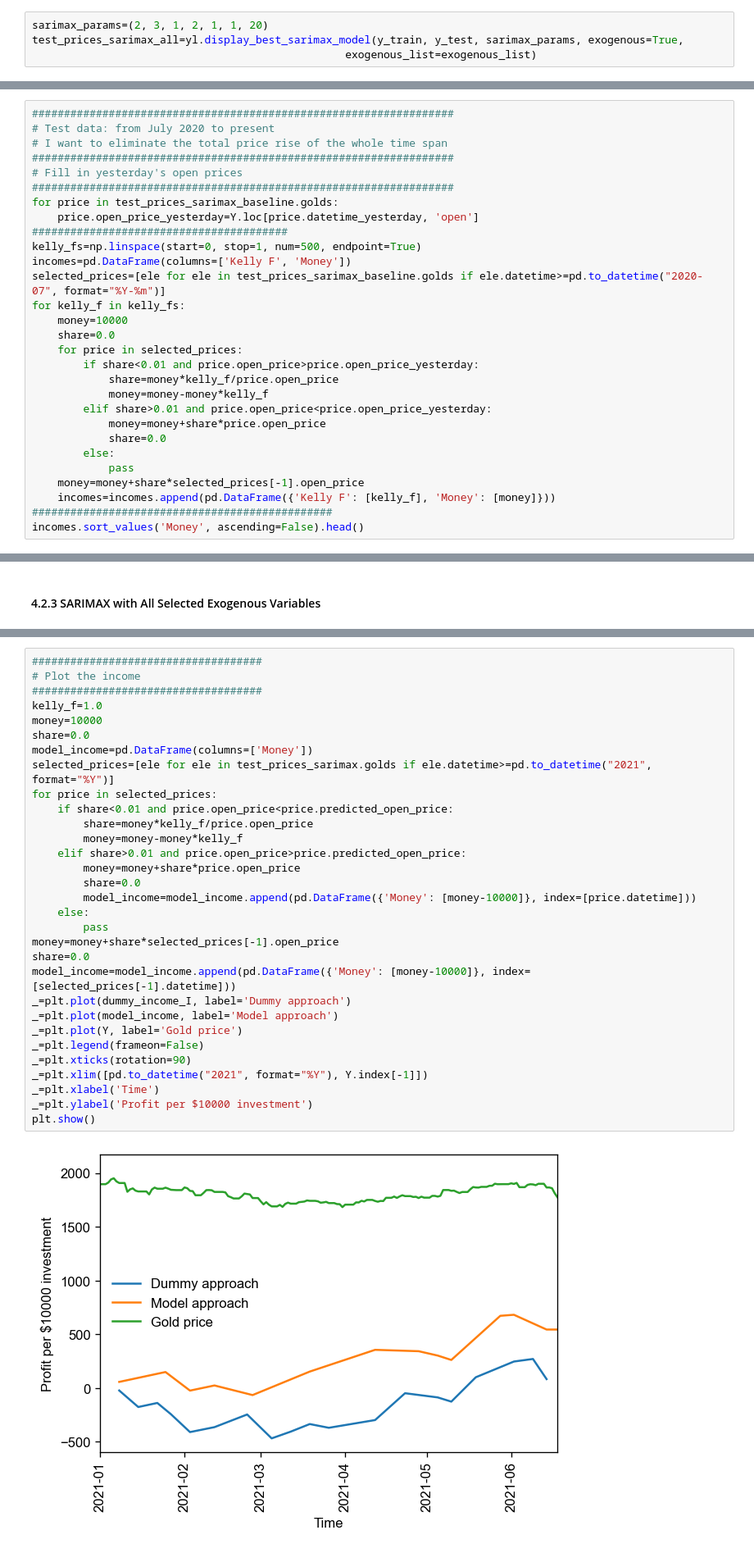
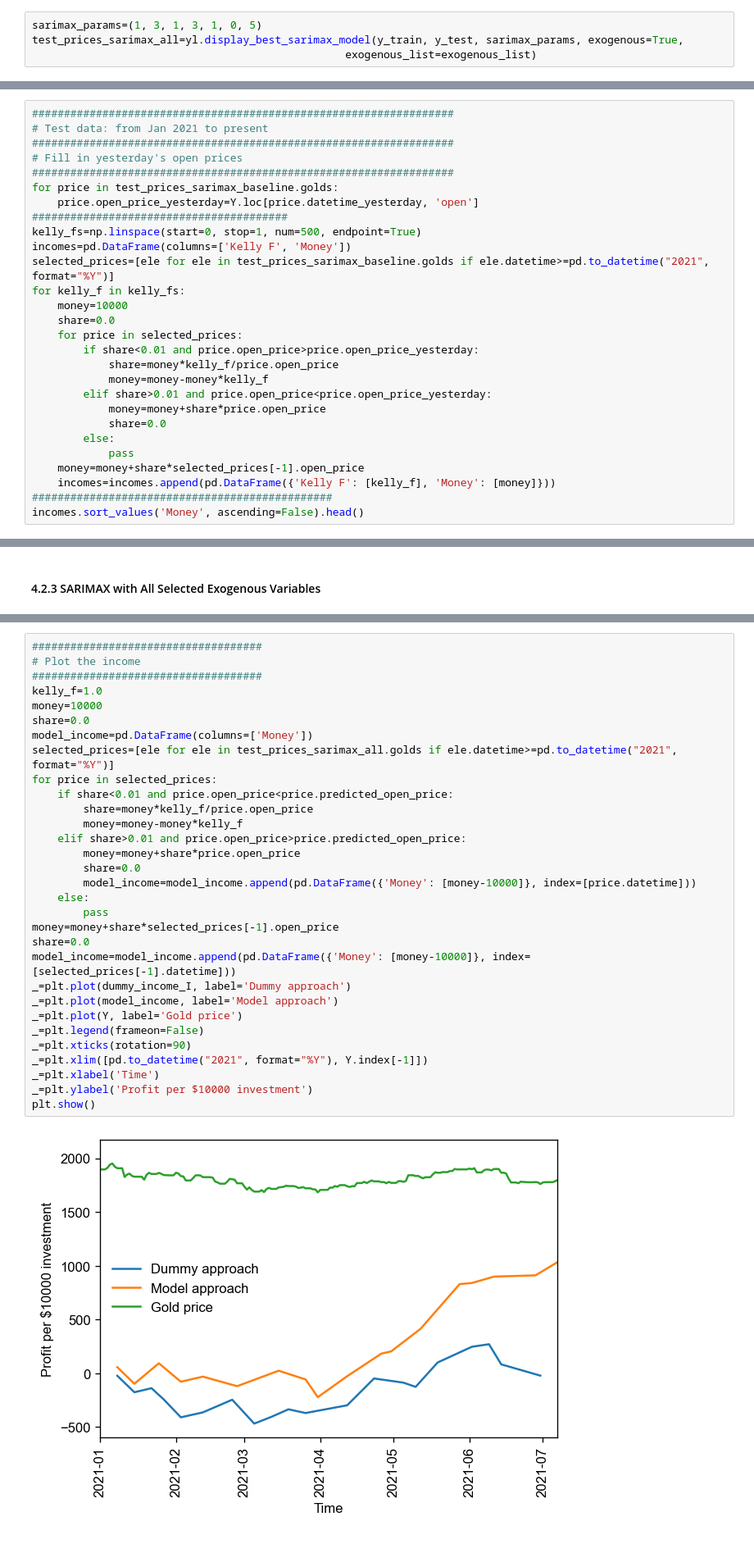
Before and after one commit to corrimare/gold, a Jupyter notebook: notebooks/gold.ipynb, the cells around one changed output, grey strips where cells are left out. Shown at 82% size. Saved outputs shown, nothing was run; the diff lists cells and outputs as text.

```diff
--- a/notebooks/gold.ipynb
+++ b/notebooks/gold.ipynb
@@ -366,5 +390,5 @@ weighted avg       0.62      0.62      0.61        71
 # %%
-sarimax_params=(2, 3, 1, 2, 1, 1, 20)
+sarimax_params=(1, 3, 1, 3, 1, 0, 5)
 test_prices_sarimax_all=yl.display_best_sarimax_model(y_train, y_test, sarimax_params, exogenous=True,
                                                  exogenous_list=exogenous_list)
 # %% [output]
@@ -392,8 +416,7 @@ The most important criterion of the model is how much money it can make. Here I
 ### 4.1 A Dummy Approach
 # %%
 ##################################################################
-# Test data: from July 2020 to present
-# I want to eliminate the total price rise of the whole time span
+# Test data: from Jan 2021 to present
 ##################################################################
 # Fill in yesterday's open prices
 ##################################################################
@@ -402,7 +425,7 @@ for price in test_prices_sarimax_baseline.golds:
 ########################################
 kelly_fs=np.linspace(start=0, stop=1, num=500, endpoint=True)
 incomes=pd.DataFrame(columns=['Kelly F', 'Money'])
-selected_prices=[ele for ele in test_prices_sarimax_baseline.golds if ele.datetime>=pd.to_datetime("2020-07", format="%Y-%m")]
+selected_prices=[ele for ele in test_prices_sarimax_baseline.golds if ele.datetime>=pd.to_datetime("2021", format="%Y")]
 for kelly_f in kelly_fs:
     money=10000
     share=0.0
@@ -518,35 +541,35 @@ _=test_prices_sarimax_all.income_plot()
 ####################################
 # Plot the income
 ####################################
 kelly_f=1.0
 money=10000
 share=0.0
 model_income=pd.DataFrame(columns=['Money'])
-selected_prices=[ele for ele in test_prices_sarimax.golds if ele.datetime>=pd.to_datetime("2021", format="%Y")]
+selected_prices=[ele for ele in test_prices_sarimax_all.golds if ele.datetime>=pd.to_datetime("2021", format="%Y")]
 for price in selected_prices:
     if share<0.01 and price.open_price<price.predicted_open_price:
         share=money*kelly_f/price.open_price
         money=money-money*kelly_f
     elif share>0.01 and price.open_price>price.predicted_open_price:
         money=money+share*price.open_price
         share=0.0
         model_income=model_income.append(pd.DataFrame({'Money': [money-10000]}, index=[price.datetime]))
     else:
         pass
 money=money+share*selected_prices[-1].open_price
 share=0.0
 model_income=model_income.append(pd.DataFrame({'Money': [money-10000]}, index=[selected_prices[-1].datetime]))
 _=plt.plot(dummy_income_I, label='Dummy approach')
 _=plt.plot(model_income, label='Model approach')
 _=plt.plot(Y, label='Gold price')
 _=plt.legend(frameon=False)
 _=plt.xticks(rotation=90)
 _=plt.xlim([pd.to_datetime("2021", format="%Y"), Y.index[-1]])
 _=plt.xlabel('Time')
 _=plt.ylabel('Profit per $10000 investment')
 plt.show()
 # %% [output]
-[figure, old version]
+[figure, new version]
 # %%
 ###################################
 # The latest prediction
```
Also changed, not shown: parts of 33 cells of this notebook.
